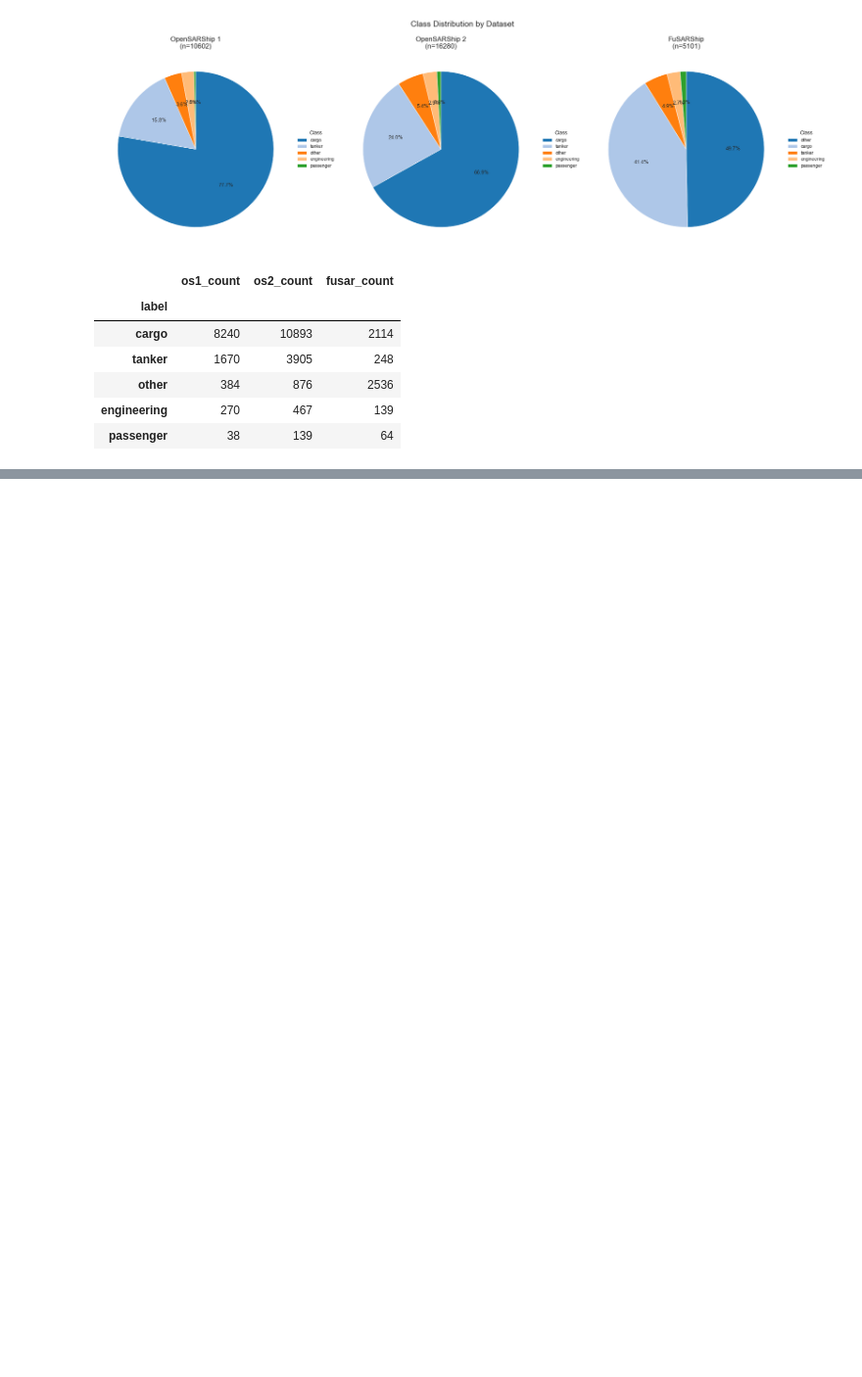
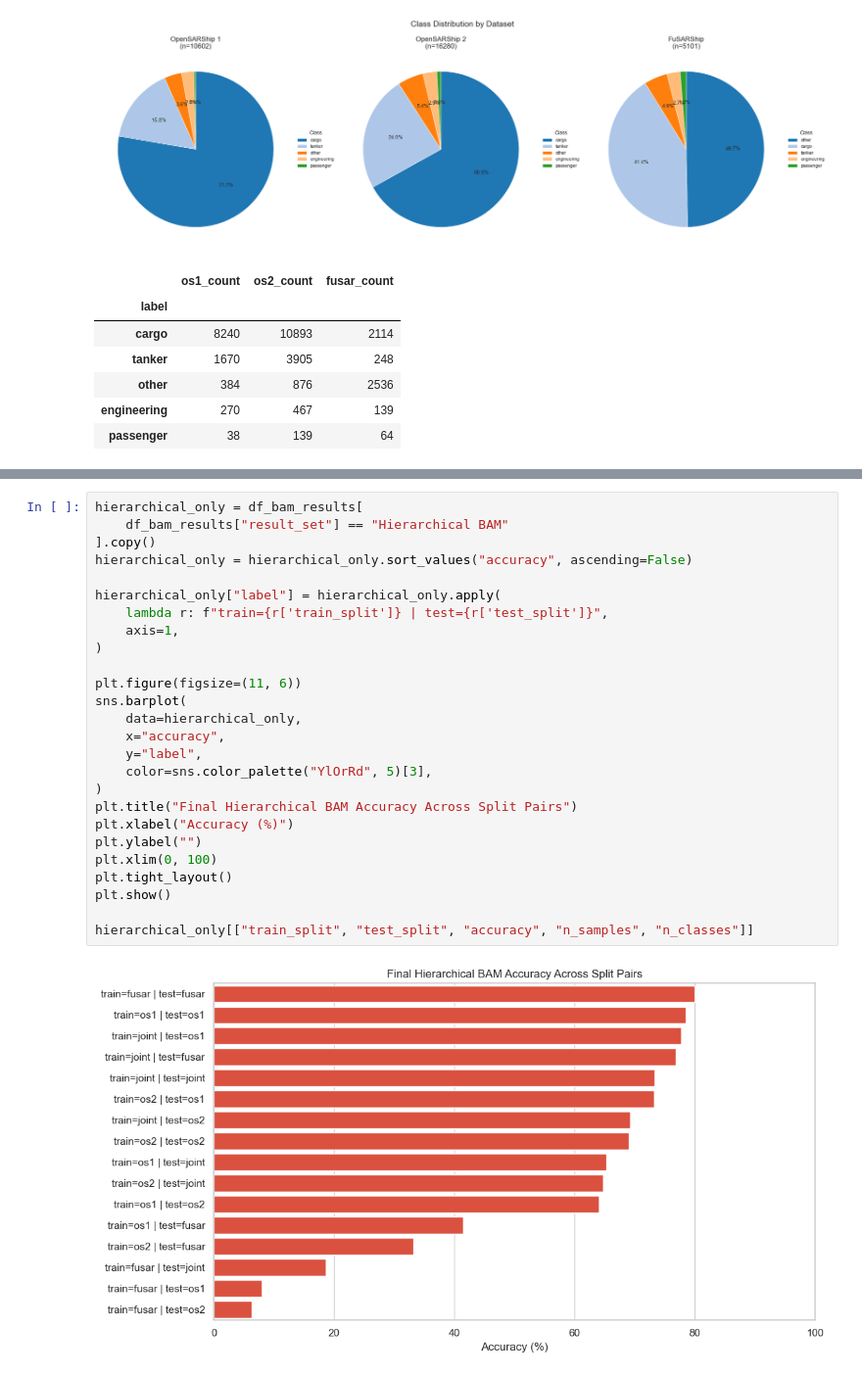
Before and after one commit to gknapp101/ds6050_final_project, a Jupyter notebook: test_results_plots.ipynb, the cells around one changed output, grey strips where cells are left out. Shown at 98% size. Drawn from its saved outputs; the diff is of its cells as text; blank space fills up the shorter version.

```diff
--- a/test_results_plots.ipynb
+++ b/test_results_plots.ipynb
@@ -278,0 +415,28 @@ dist_table
+# %%
+hierarchical_only = df_bam_results[
+    df_bam_results["result_set"] == "Hierarchical BAM"
+].copy()
+hierarchical_only = hierarchical_only.sort_values("accuracy", ascending=False)
+
+hierarchical_only["label"] = hierarchical_only.apply(
+    lambda r: f"train={r['train_split']} | test={r['test_split']}",
+    axis=1,
+)
+
+plt.figure(figsize=(11, 6))
+sns.barplot(
+    data=hierarchical_only,
+    x="accuracy",
+    y="label",
+    color=sns.color_palette("YlOrRd", 5)[3],
+)
+plt.title("Final Hierarchical BAM Accuracy Across Split Pairs")
+plt.xlabel("Accuracy (%)")
+plt.ylabel("")
+plt.xlim(0, 100)
+plt.tight_layout()
+plt.show()
+
+hierarchical_only[["train_split", "test_split", "accuracy", "n_samples", "n_classes"]]
+# %% [output]
+[figure, added]
```
Also changed, not shown: parts of 4 cells of this notebook.
